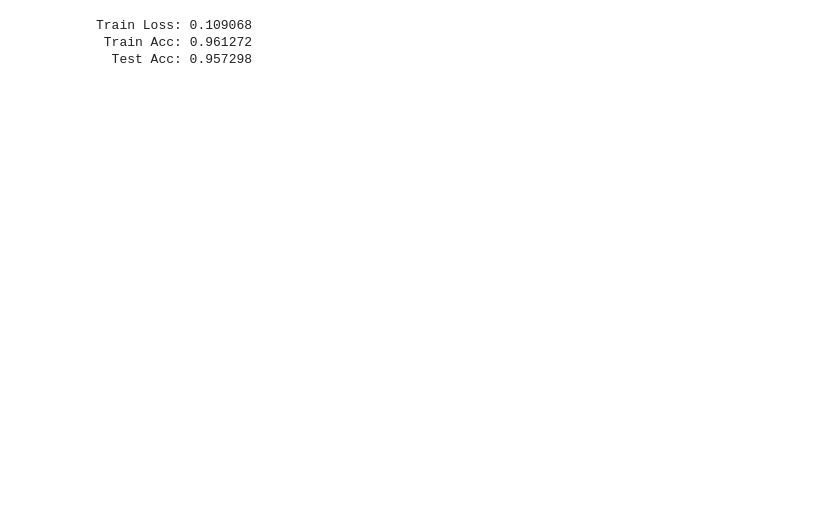
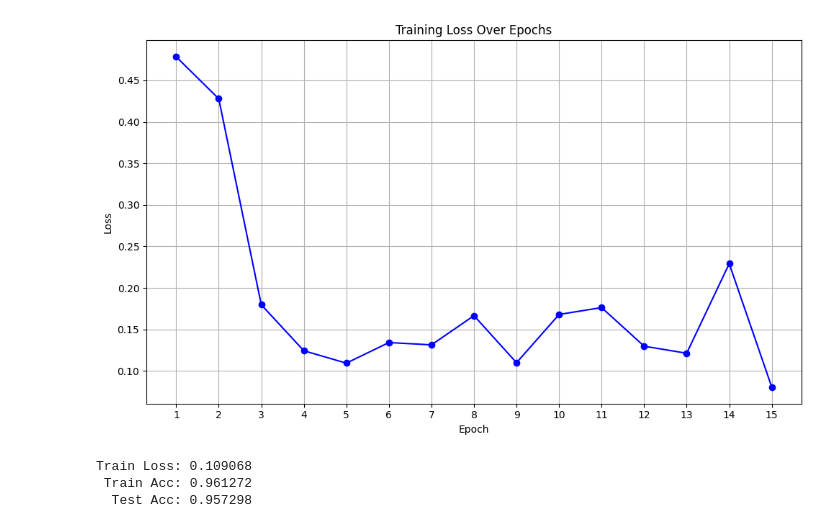
Before and after one commit to jackpeng01/573-project, a Jupyter notebook: train_cnn.ipynb, the cells around one changed output. Drawn from its saved outputs; the diff is of its cells as text; code cells hidden in the pictures; blank space fills up the shorter version.

```diff
--- a/train_cnn.ipynb
+++ b/train_cnn.ipynb
@@ -66,7 +90,7 @@ test_dataloader = DataLoader(test_dataset, batch_size=64, shuffle=True)
 # %%
 # Train CNN model.
 num_epochs = 15
-
+losses = []
 for epoch in range(num_epochs):
     for batch_data, batch_labels in train_dataloader:
         # Zero gradients.
@@ -82,7 +106,8 @@ for epoch in range(num_epochs):
         loss_out.backward()
         optimizer.step()
 
-    print(f"Epoch [{epoch+1}/{num_epochs}], Loss: {loss_out.item():.4f}")
+    losses.append(loss_out.item())
+    print(f"Epoch [{epoch+1}/{num_epochs}], Loss: {losses[-1]:.4f}")
 
 print("Finished Training")
 # %% [output]
@@ -105,3 +115,18 @@ Finished Training
+# %%
+epochs = list(range(1, 16))
+
+# Plot
+plt.figure(figsize=(10, 6))
+plt.plot(epochs, losses, marker='o', linestyle='-', color='b')
+plt.title('Training Loss Over Epochs')
+plt.xlabel('Epoch')
+plt.ylabel('Loss')
+plt.xticks(epochs)
+plt.grid(True)
+plt.tight_layout()
+plt.show()
+# %% [output]
+[figure, added]
 # %%
 # Helper function for evaluation.
 
```
Also changed, not shown: parts of 4 cells of this notebook.
